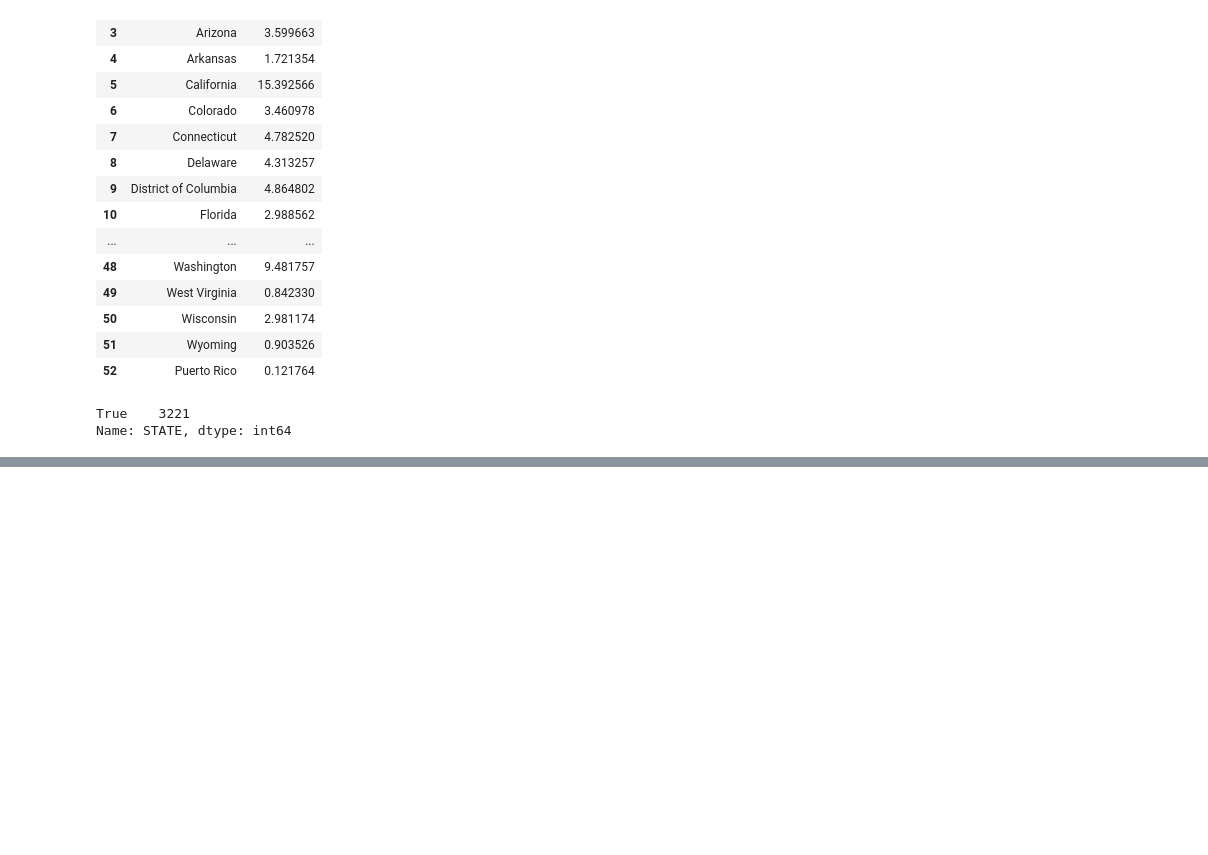
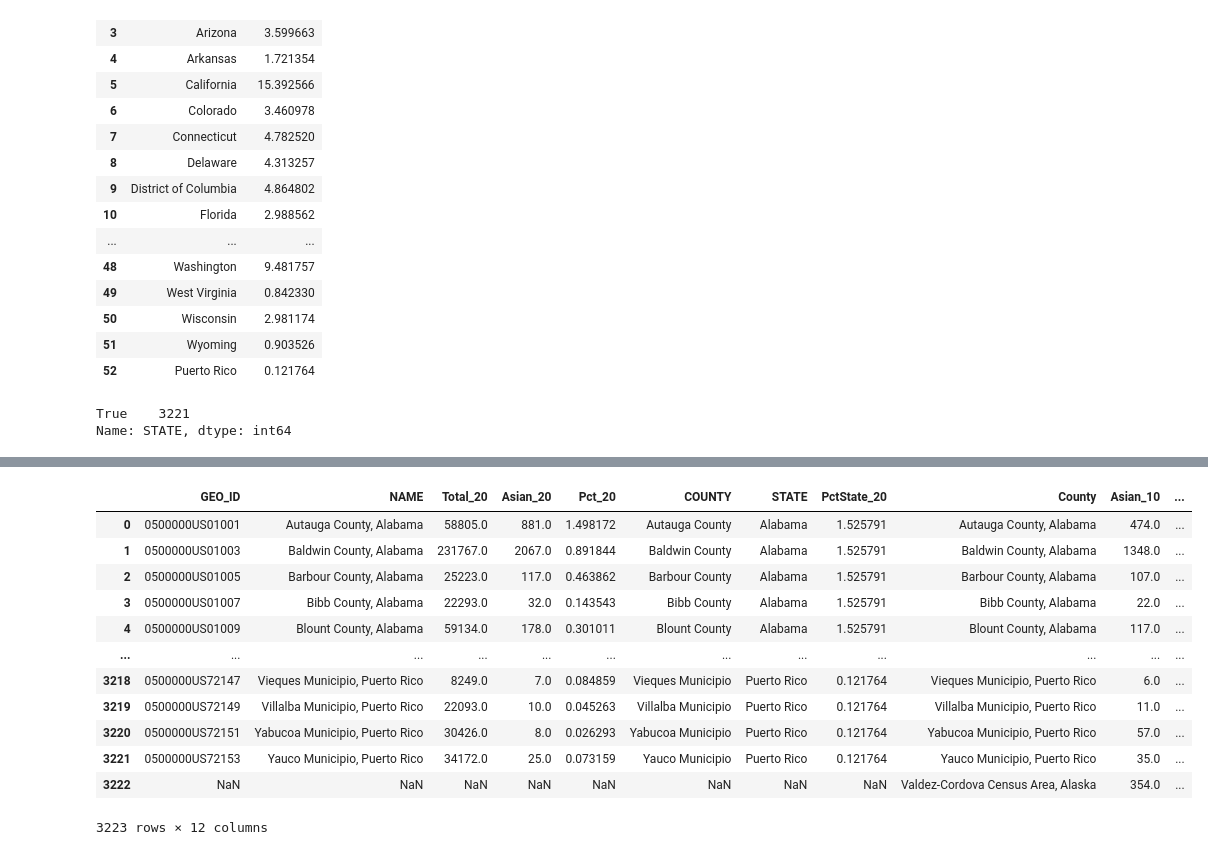
Before and after one commit to ilenapeng/census, a Jupyter notebook: census.ipynb, the cells around one changed output, grey strips where cells are left out. Saved outputs shown, nothing was run; the diff lists cells and outputs as text; code cells hidden in the pictures; blank space fills up the shorter version.

```diff
--- a/census.ipynb
+++ b/census.ipynb
@@ -210,0 +216,6 @@ files.download('aboveavg_state.csv')
+# %%
+county_10 = pd.melt(county_10_raw,id_vars=['Label'],var_name='County', value_name='Value')
+county_10 = county_10.pivot(index='County', columns='Label', values='Value').reset_index()
+county_10.columns = county_10.columns.str.replace(' ','_')
+county_10.columns = county_10.columns.str.replace(':','')
+county_10
@@ -210,0 +338,25 @@ files.download('aboveavg_state.csv')
+# %%
+#Merge 2010 and 2020 together
+df_1020 = pd.merge(df_merge, county_10, how="outer", left_on='NAME', right_on='County')
+df_1020.rename(columns={'P1_001N': 'Total_20',
+                        'P1_006N': 'Asian_20',
+                        'PCT': 'Pct_20',
+                        'PCT_STATE': 'PctState_20',
+                        'Asian_alone': 'Asian_10',
+                        'Total': 'Total_10'
+                        }, inplace=True)
+df_1020
+# %% [output]
+|  | GEO_ID | NAME | Total_20 | Asian_20 | Pct_20 | COUNTY | STATE | PctState_20 | County | Asian_10 | ... |
+| 0 | 0500000US01001 | Autauga County, Alabama | 58805.0 | 881.0 | 1.498172 | Autauga County | Alabama | 1.525791 | Autauga County, Alabama | 474.0 | ... |
+| 1 | 0500000US01003 | Baldwin County, Alabama | 231767.0 | 2067.0 | 0.891844 | Baldwin County | Alabama | 1.525791 | Baldwin County, Alabama | 1348.0 | ... |
+| 2 | 0500000US01005 | Barbour County, Alabama | 25223.0 | 117.0 | 0.463862 | Barbour County | Alabama | 1.525791 | Barbour County, Alabama | 107.0 | ... |
+| 3 | 0500000US01007 | Bibb County, Alabama | 22293.0 | 32.0 | 0.143543 | Bibb County | Alabama | 1.525791 | Bibb County, Alabama | 22.0 | ... |
+| 4 | 0500000US01009 | Blount County, Alabama | 59134.0 | 178.0 | 0.301011 | Blount County | Alabama | 1.525791 | Blount County, Alabama | 117.0 | ... |
+| ... | ... | ... | ... | ... | ... | ... | ... | ... | ... | ... | ... |
+| 3218 | 0500000US72147 | Vieques Municipio, Puerto Rico | 8249.0 | 7.0 | 0.084859 | Vieques Municipio | Puerto Rico | 0.121764 | Vieques Municipio, Puerto Rico | 6.0 | ... |
+| 3219 | 0500000US72149 | Villalba Municipio, Puerto Rico | 22093.0 | 10.0 | 0.045263 | Villalba Municipio | Puerto Rico | 0.121764 | Villalba Municipio, Puerto Rico | 11.0 | ... |
+| 3220 | 0500000US72151 | Yabucoa Municipio, Puerto Rico | 30426.0 | 8.0 | 0.026293 | Yabucoa Municipio | Puerto Rico | 0.121764 | Yabucoa Municipio, Puerto Rico | 57.0 | ... |
+| 3221 | 0500000US72153 | Yauco Municipio, Puerto Rico | 34172.0 | 25.0 | 0.073159 | Yauco Municipio | Puerto Rico | 0.121764 | Yauco Municipio, Puerto Rico | 35.0 | ... |
+| 3222 | NaN | NaN | NaN | NaN | NaN | NaN | NaN | NaN | Valdez-Cordova Census Area, Alaska | 354.0 | ... |
+3223 rows × 12 columns
```
Also changed, not shown: parts of 25 cells of this notebook, 8 other files.
